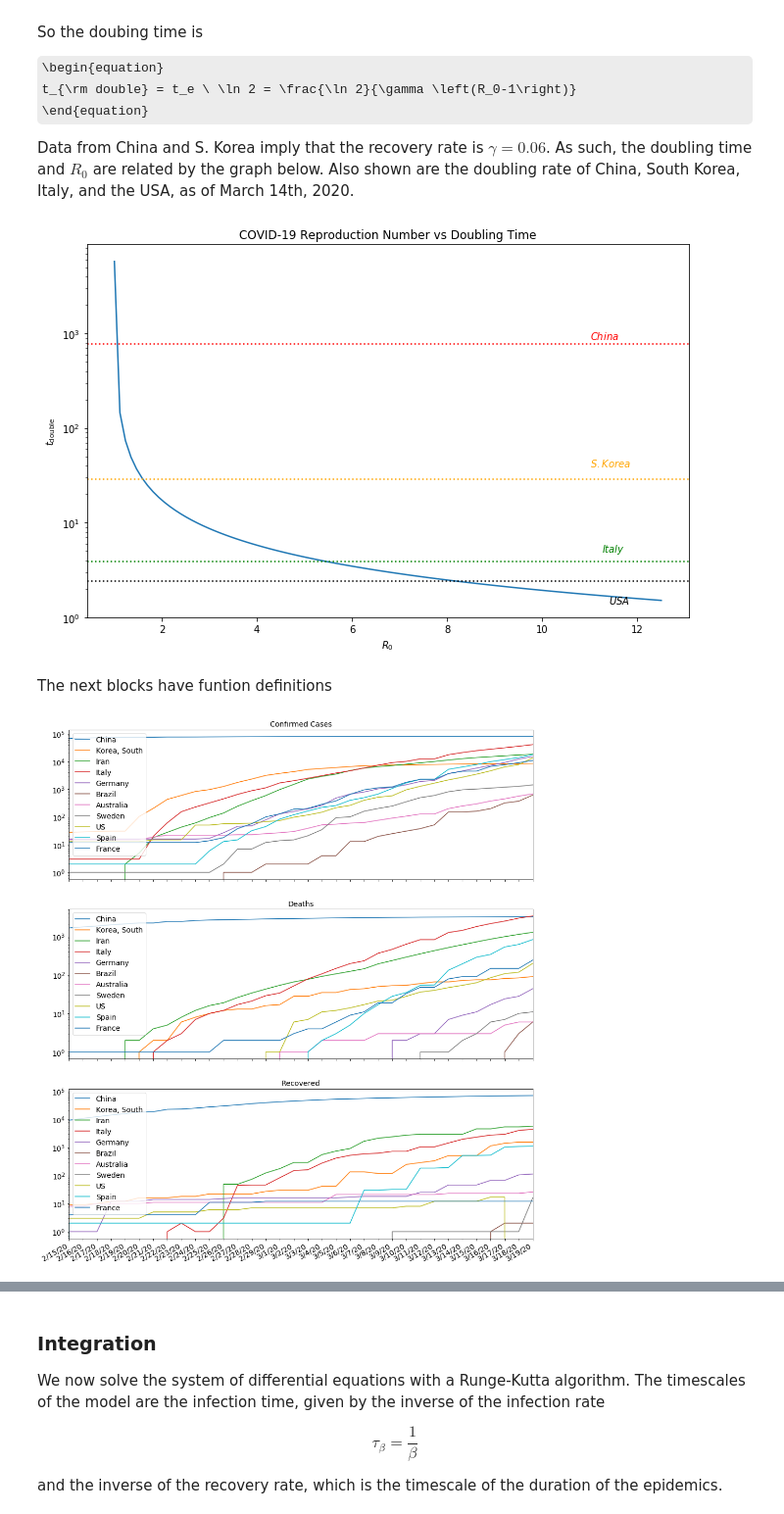
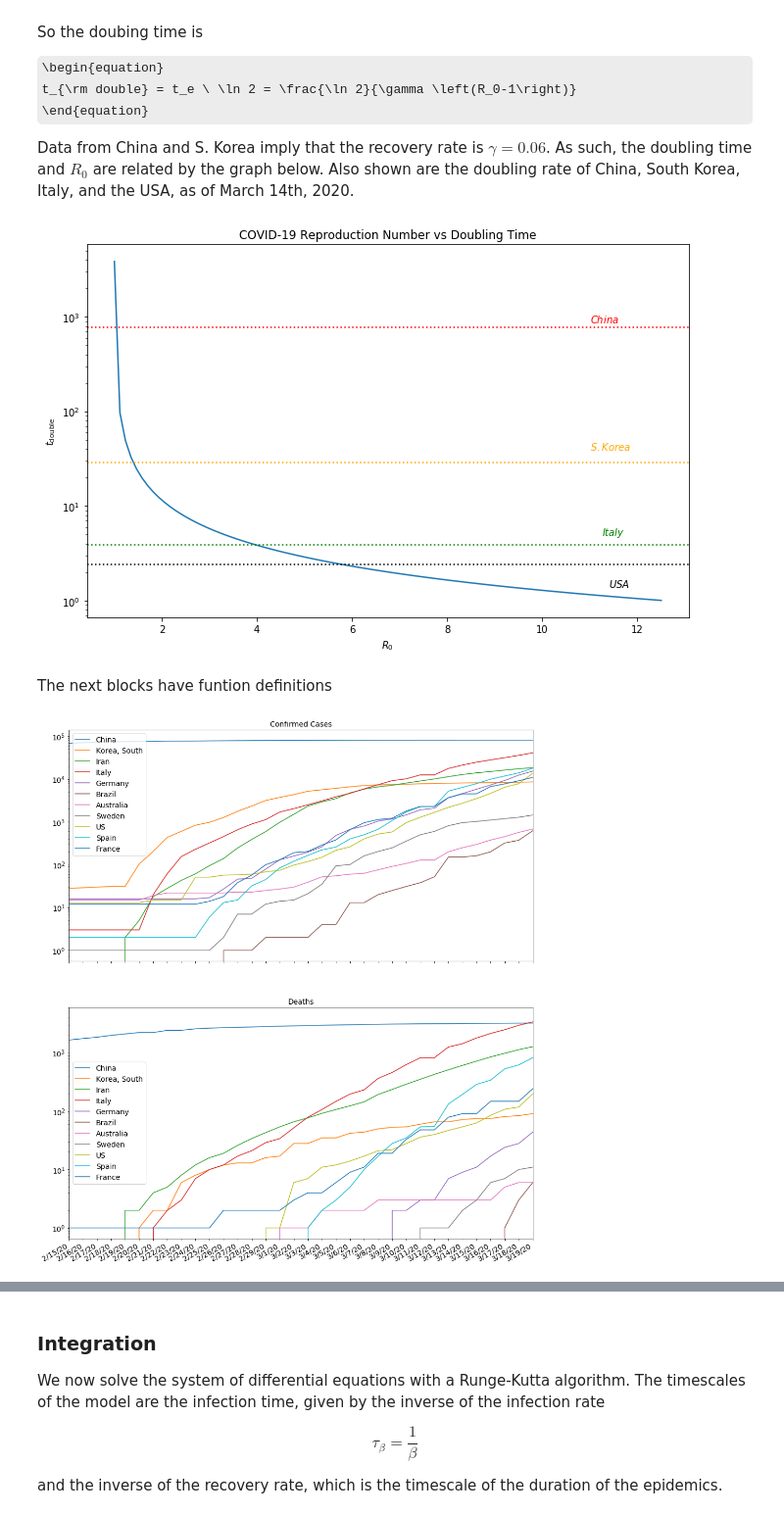
Before and after one commit to wlyra/covid19, a Jupyter notebook: covid19.ipynb, the cells around one changed output, grey strips where cells are left out. Shown at 98% size. Drawn from its saved outputs; the diff is of its cells as text; code cells hidden in the pictures; some formulas as TeX source.

```diff
--- a/covid19.ipynb
+++ b/covid19.ipynb
@@ -67,11 +66,11 @@ Data from China and S. Korea imply that the recovery rate is $\gamma=0.06$. As s
 import numpy as np
 import pylab as plt
 import sys
-
 #
 # R0 vs doubling time
 #
-gamma = 0.04
+gamma = 0.06
+
 R0=np.linspace(1.003,12.5,100)
 doubling_time = np.log(2.)/(gamma*(R0-1))
 plt.figure(figsize=(11,7))
@@ -109,10 +108,10 @@ plt.rc('ytick', labelsize=MEDIUM_SIZE) # fontsize of the tick labels
 plt.rc('legend', fontsize=MEDIUM_SIZE) # legend fontsize
 plt.rc('figure', titlesize=BIGGER_SIZE) # fontsize of the figure title
 
-#plt.show()
+plt.show()
 #plt.savefig("R0DT_"+np.str(datetime.datetime.today())+".pdf")
 # %% [output]
-[figure, old version]
+[figure, new version]
 # %% [markdown]
 The next blocks have funtion definitions
 # %%
@@ -195,41 +191,42 @@ def get_data_country(name):
 # %%
 import matplotlib.dates as mdates
 
-fig, (ax1,ax2,ax3) = plt.subplots(3,1,figsize=[16,20])
+#fig, (ax1,ax2,ax3) = plt.subplots(3,1,figsize=[16,20])
+fig, (ax1,ax2) = plt.subplots(2,1,figsize=[16,20])
 
 country_list=['China','Korea, South','Iran','Italy','Germany','Brazil','Australia','Sweden','US','Spain','France']
 
 for i in range(len(country_list)):
     f = get_data_country(country_list[i])
     ax1.plot(f['dates'],f['confirmed'],label=f['name'])
-    ax2.plot(f['dates'],f['deaths'],label=f['name'])
-    ax3.plot(f['dates'],f['recovered'],label=f['name'])
+    ax2.plot(f['dates'],f['deaths']   ,label=f['name'])
+#    ax3.plot(f['dates'],f['recovered'],label=f['name'])
 
 ax1.fmt_xdata = mdates.DateFormatter('%m/%d/%y')
 ax2.fmt_xdata = mdates.DateFormatter('%m/%d/%y')
-ax3.fmt_xdata = mdates.DateFormatter('%m/%d/%y')
+#ax3.fmt_xdata = mdates.DateFormatter('%m/%d/%y')
 
 ax1.set_yscale("log")
 ax2.set_yscale("log")
-ax3.set_yscale("log")
+#ax3.set_yscale("log")
 
 ax1.legend()
 ax2.legend()
-ax3.legend()
+#ax3.legend()
 
 ax1.set_title('Confirmed Cases')
 ax2.set_title('Deaths')
-ax3.set_title('Recovered')
+#ax3.set_title('Recovered')
 
 ax1.set_xlim(["2/15/20","3/19/20"])
 ax2.set_xlim(["2/15/20","3/19/20"])
-ax3.set_xlim(["2/15/20","3/19/20"])
+#ax3.set_xlim(["2/15/20","3/19/20"])
 
 fig.autofmt_xdate()
 
 plt.show()
 # %% [output]
-[figure, old version]
+[figure, new version]
 # %% [markdown]
 ### Death rate
 
```
Also changed, not shown: parts of 10 cells of this notebook.
